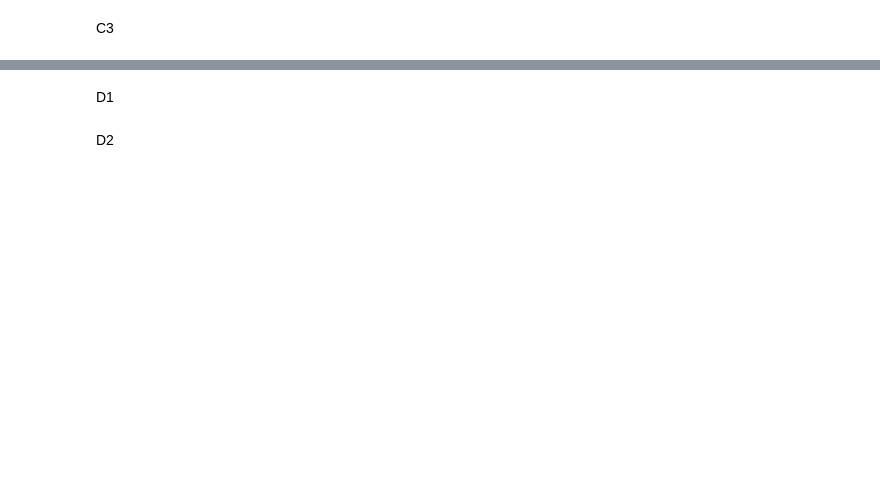
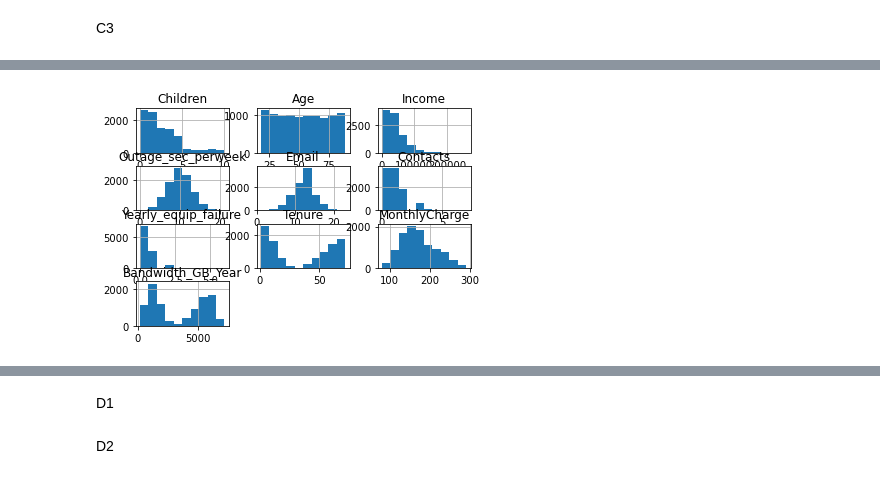
Before and after one commit to michaelle93/D209, a Jupyter notebook: D209PA2.ipynb, the cells around one changed output, grey strips where cells are left out. Cells and saved outputs as stored; diff of their text form; code cells hidden in the pictures; blank space fills up the shorter version.

```diff
--- a/D209PA2.ipynb
+++ b/D209PA2.ipynb
@@ -35,0 +123,2 @@ C4
+# %%
+df.rename(columns={'Item1':'TimelyResponse','Item2':'Fixes','Item3':'Replacements','Item4':'Reliability','Item5':'Options','Item6':'Respecfulness','Item7':'Courteous','Item8':'Listening'}, inplace=True)
@@ -35,0 +152,4 @@ C4
+# %%
+df=df.drop(columns=['CaseOrder', 'Customer_id', 'Interaction', 'UID', 'City',
+                            'State', 'County', 'Zip', 'Lat', 'Lng', 'Population',
+                            'Area', 'TimeZone', 'Job', 'Marital', 'PaymentMethod'])
@@ -35,0 +216,2 @@ C4
+# %%
+df=pd.get_dummies(df)
@@ -35,0 +265,3 @@ C4
+# %%
+df=df.drop(columns=['Gender_Female','Gender_Nonbinary', 'Churn_No', 'Techie_No','Contract_Month-to-month', 'Contract_One year','Port_modem_No', 'Tablet_No','InternetService_DSL','InternetService_None','Phone_No','Multiple_No','OnlineSecurity_No','OnlineBackup_No','DeviceProtection_No','TechSupport_No','StreamingTV_No','StreamingMovies_No','PaperlessBilling_No'])
+df.describe()
@@ -35,0 +312,6 @@ C4
+# %%
+df[['Children', 'Age', 'Income', 'Outage_sec_perweek', 'Email', 'Contacts',
+       'Yearly_equip_failure', 'Tenure', 'MonthlyCharge', 'Bandwidth_GB_Year']].hist()
+plt.show()
+# %% [output]
+[figure, added]
```
Also changed, not shown: parts of 47 cells of this notebook, 1 other file.
